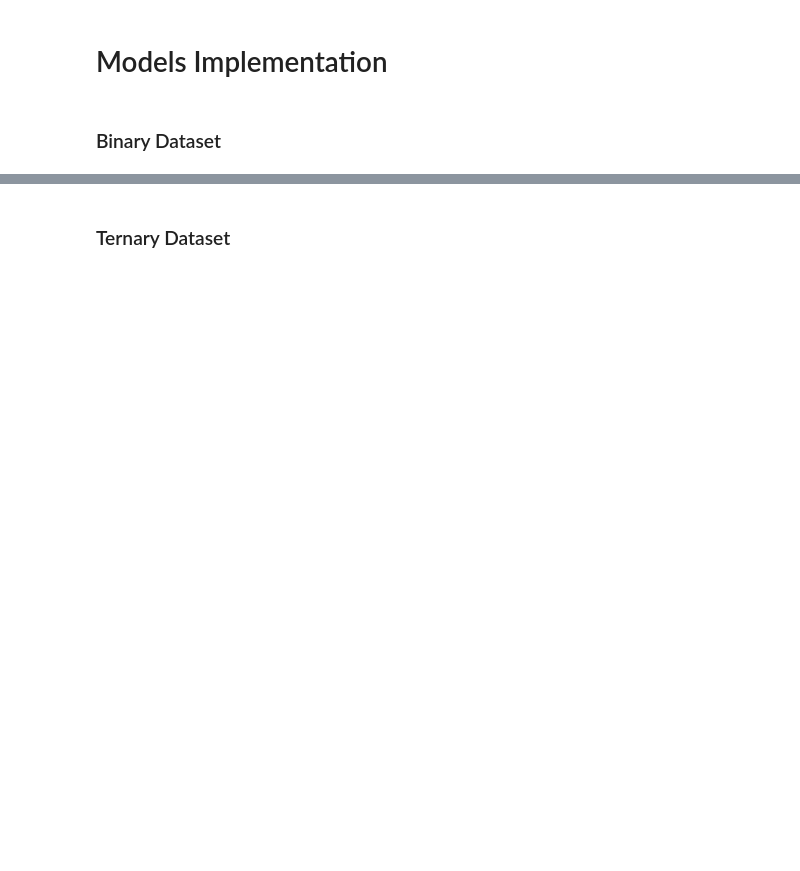
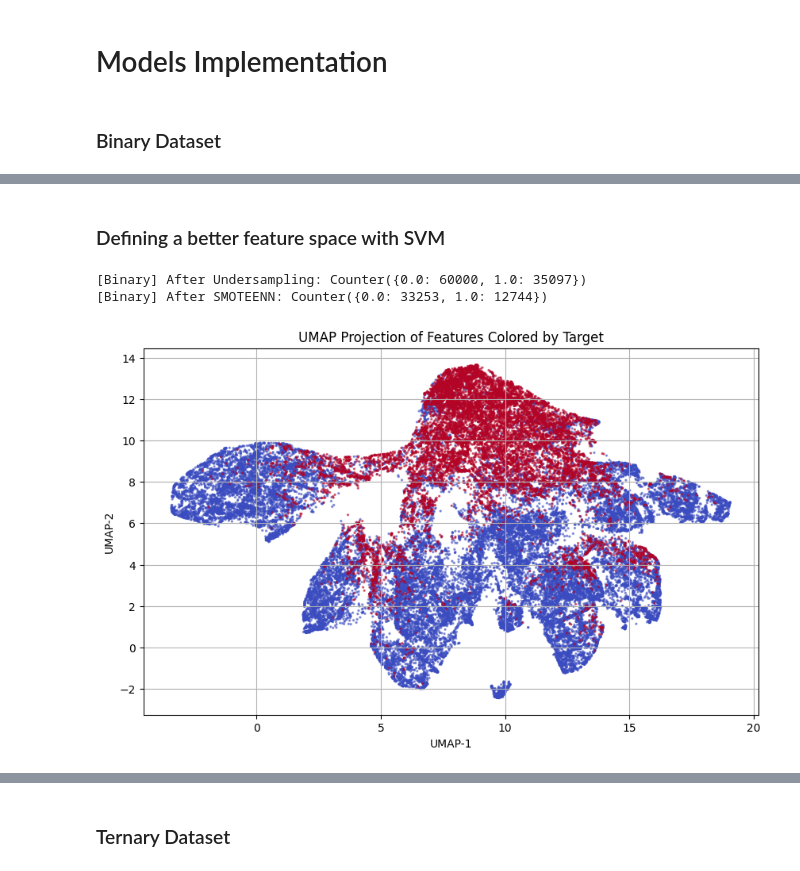
Before and after one commit to Pedr0S22/Diabetes-Diagnosis-Predicting-Diabetes-Through-Binary-and-Ternary-, a Jupyter notebook: code_eda.ipynb, the cells around one changed output, grey strips where cells are left out. Drawn from its saved outputs; the diff is of its cells as text; code cells hidden in the pictures; blank space fills up the shorter version.

```diff
--- a/code_eda.ipynb
+++ b/code_eda.ipynb
@@ -1200,0 +1188,74 @@ NN - Precision: 0.34, recall: 0.58, f1: 0.43
+# %% [markdown]
+### Defining a better feature space with SVM
+# %%
+X = df.drop(columns=['Diabetes_binary'])
+y = df['Diabetes_binary']
+
+undersample2 = RandomUnderSampler(sampling_strategy={0.0: 60000}, random_state=17)
+X_und, y_und = undersample2.fit_resample(X, y)
+
+print("[Binary] After Undersampling:", Counter(y_und))
+
+smote2 = SMOTEENN(random_state=42, sampling_strategy=0.7, n_jobs=-1)
+X_und, y_und = smote2.fit_resample(X_und, y_und)
+
+print("[Binary] After SMOTEENN:", Counter(y_und))
+
+# Standardize features
+scaler = StandardScaler()
+X_scaled = scaler.fit_transform(X_und)
+
+pca = PCA(n_components=5)
+
+X_scaled = pca.fit_transform(X_scaled)
+
+# Apply UMAP for 2D projection
+umap_model = umap.UMAP(n_components=2, random_state=42)
+X_umap = umap_model.fit_transform(X_scaled)
+
+# Plot
+plt.figure(figsize=(10, 6))
+plt.scatter(X_umap[:, 0], X_umap[:, 1], c=y_und, cmap='coolwarm', s=2, alpha=0.5)
+plt.title("UMAP Projection of Features Colored by Target")
+plt.xlabel("UMAP-1")
+plt.ylabel("UMAP-2")
+plt.grid(True)
+plt.show()
+
+# Define Nystroem transformer (approximates RBF kernel)
+nystroem = Nystroem(
+    kernel='rbf',
+    gamma=0.1,
+    n_components=1000,
+    random_state=42
+)
+
+svm_linear = LinearSVC(
+    C=1.0,
+    random_state=42,
+    class_weight='balanced'
+)
+
+# Create a pipeline
+pipeline = make_pipeline(
+    StandardScaler(),
+    nystroem,
+    svm_linear
+)
+# Define stratified k-fold cross-validation
+cv = StratifiedKFold(n_splits=5, shuffle=True, random_state=42)
+
+y_pred_rf = cross_val_predict(pipeline, X_scaled, y_und, cv=cv, n_jobs=-1)
+print("RF classification Report:")
+print(classification_report(y_und, y_pred_rf))
+
+# Calculate the confusion matrix
+conf_matrix = confusion_matrix(y_und, y_pred_rf)
+
+# Display confusion matrix
+print("Confusion Matrix:")
+print(conf_matrix)
+# %% [output]
+[Binary] After Undersampling: Counter({0.0: 60000, 1.0: 35097})
+[Binary] After SMOTEENN: Counter({0.0: 33253, 1.0: 12744})
+[figure, added]
```
Also changed, not shown: parts of 18 cells of this notebook, 2 other files.
